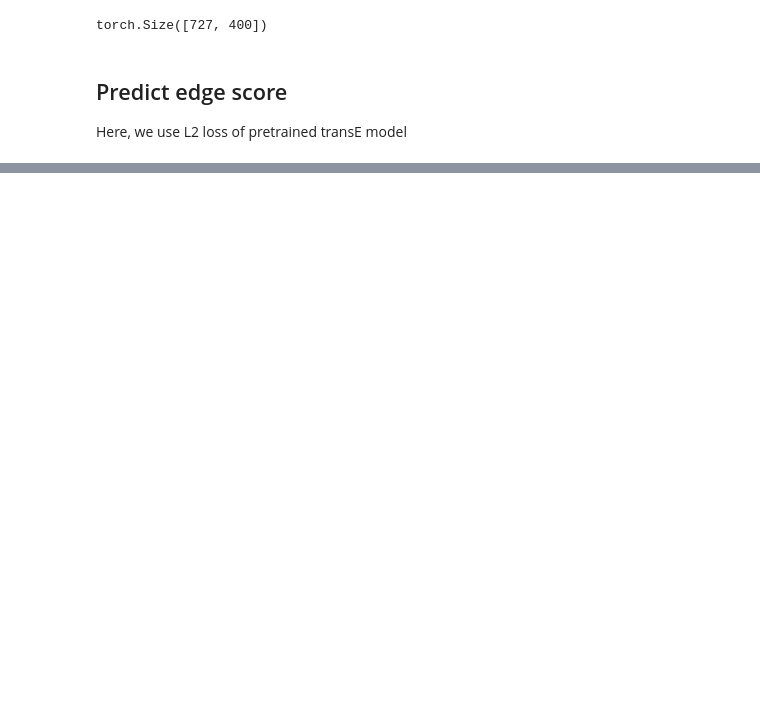
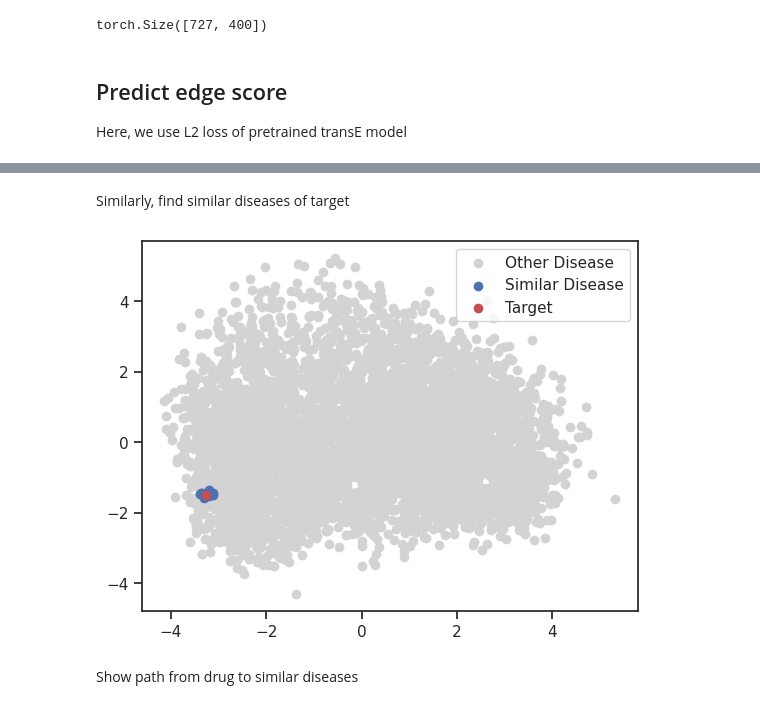
Before and after one commit to open-prophetdb/biomedgps-data, a Jupyter notebook: benchmarks/DRKG_benchmark_MECFS.ipynb, the cells around one changed output, grey strips where cells are left out. Drawn from its saved outputs; the diff is of its cells as text; code cells hidden in the pictures; blank space fills up the shorter version.

```diff
--- a/benchmarks/DRKG_benchmark_MECFS.ipynb
+++ b/benchmarks/DRKG_benchmark_MECFS.ipynb
@@ -198,0 +515,25 @@ Compound::DB06148       -0.5619710683822632
+# %% [markdown]
+Similarly, find similar diseases of target
+# %%
+target = 'Disease::MESH:D015673'
+
+similars = find_similar(
+    entity_emb, entity_id_map,
+    tgt = target,
+    prefix = 'Disease',
+    n = 10,
+    decomp = PCA,
+    ncomps = 2
+)
+
+draw_pca(
+    entity_emb, entity_id_map,
+    tgt = target,
+    prefix = 'Disease',
+    similars = similars,
+    decomp = PCA
+)
+# %% [output]
+[figure, added]
+# %% [markdown]
+Show path from drug to similar diseases
```
Also changed, not shown: parts of 26 cells of this notebook.
